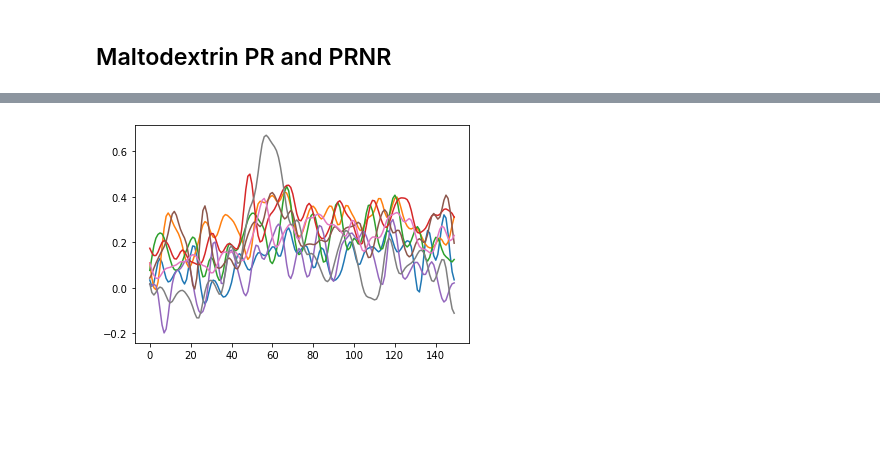
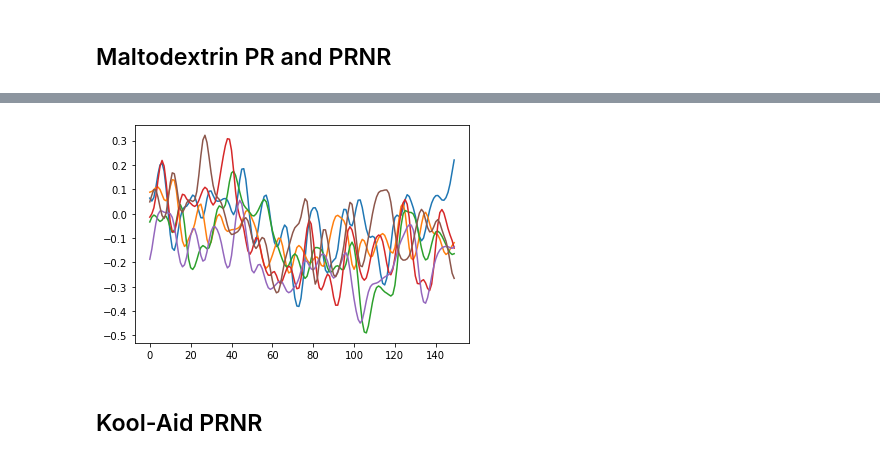
Before and after one commit to jetsetmette/VGP, a Jupyter notebook: notebooks/extract 2p data.ipynb, the cells around one changed output, grey strips where cells are left out. Drawn from its saved outputs; the diff is of its cells as text; code cells hidden in the pictures; blank space fills up the shorter version.

```diff
--- a/notebooks/extract 2p data.ipynb
+++ b/notebooks/extract 2p data.ipynb
@@ -473,6 +574,6 @@ fig2.savefig('C:\\Users\\mko102\\GitHub\\VGP\\output\\signal_PRNR.png')
 # %%
 f, ax= plt.subplots()
-for snip in malt_lick_a_PRNR:
+for snip in cas_lick_i_PRNR:
     ax.plot(snip)
 # %% [output]
-[figure, old version]
+[figure, new version]
@@ -480,0 +580,2 @@ tp.shadedError?
+# %% [markdown]
+## Kool-Aid PRNR
```
Also changed, not shown: parts of 17 cells of this notebook, 4 other files.
